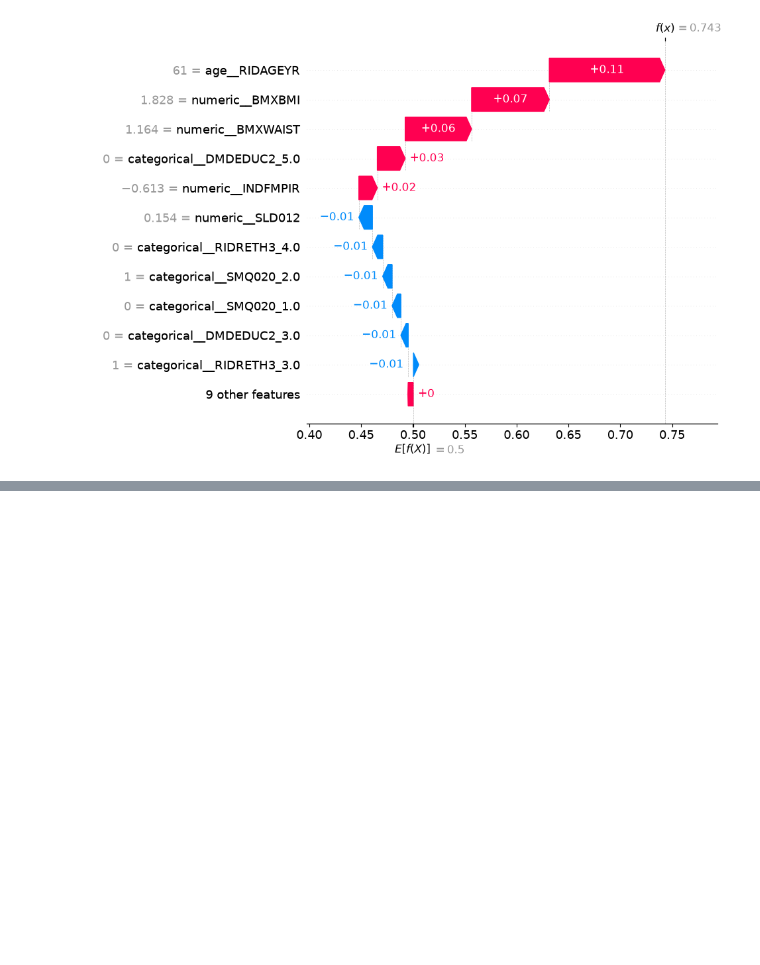
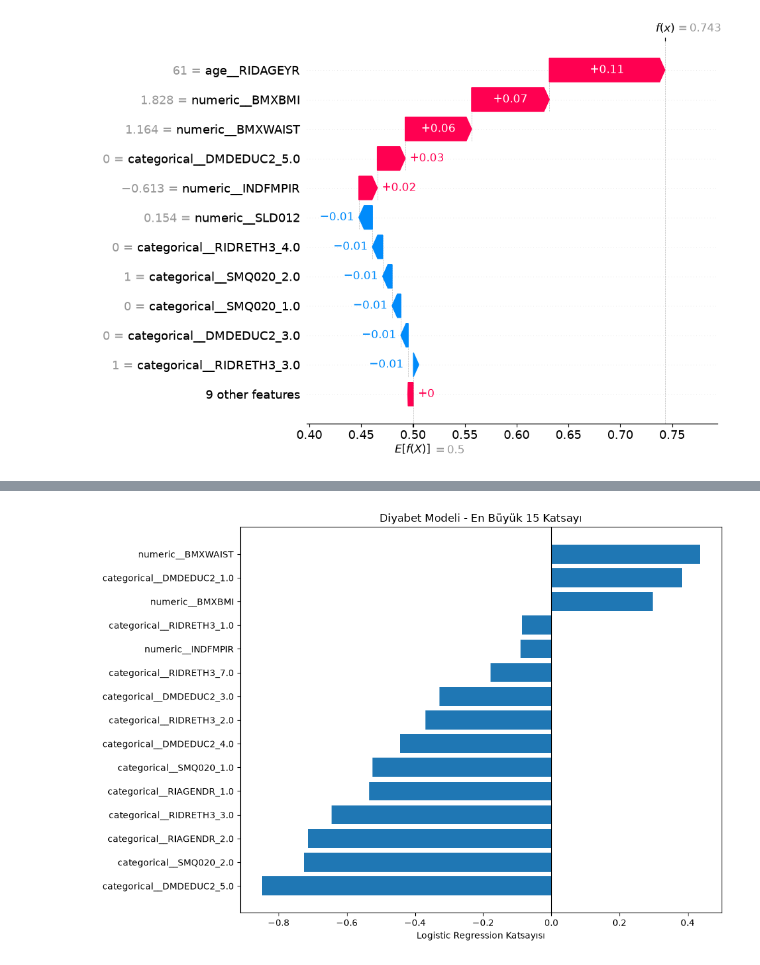
Before and after one commit to Huseyinyagmur/personalized-health-risk-assistant, a Jupyter notebook: nhanes_analysis.ipynb, the cells around one changed output, grey strips where cells are left out. Cells and saved outputs as stored; diff of their text form; code cells hidden in the pictures; blank space fills up the shorter version.

Commit message:
Add diabetes modeling and SHAP analysis

```diff
--- a/nhanes_analysis.ipynb
+++ b/nhanes_analysis.ipynb
@@ -1115,0 +1523,24 @@ Modelin pozitif sınıf olasılığı: 0.743
+# %%
+import pandas as pd
+import numpy as np
+
+# Eğitilmiş Logistic Regression modelinin parçaları
+lr_classifier = diabetes_lr.named_steps["classifier"]
+lr_preprocessor = diabetes_lr.named_steps["preprocessor"]
+
+# Dönüştürülmüş özellik isimleri ve katsayılar
+feature_names = lr_preprocessor.get_feature_names_out()
+coefficients = lr_classifier.coef_[0]
+
+coef_df = pd.DataFrame({
+    "Feature": feature_names,
+    "Coefficient": coefficients,
+    "Odds_Ratio": np.exp(coefficients)
+})
+
+coef_df["Abs_Coefficient"] = coef_df["Coefficient"].abs()
+
+coef_df.sort_values(
+    "Abs_Coefficient",
+    ascending=False
+).head(15)
@@ -1115,0 +1564,21 @@ Modelin pozitif sınıf olasılığı: 0.743
+# %%
+import matplotlib.pyplot as plt
+
+top_features = (
+    coef_df.sort_values("Abs_Coefficient", ascending=False)
+           .head(15)
+           .sort_values("Coefficient")
+)
+
+plt.figure(figsize=(10, 7))
+plt.barh(
+    top_features["Feature"],
+    top_features["Coefficient"]
+)
+plt.axvline(0, color="black", linewidth=0.8)
+plt.xlabel("Logistic Regression Katsayısı")
+plt.title("Diyabet Modeli - En Büyük 15 Katsayı")
+plt.tight_layout()
+plt.show()
+# %% [output]
+[figure, added]
```
Also changed, not shown: parts of 12 cells of this notebook.
